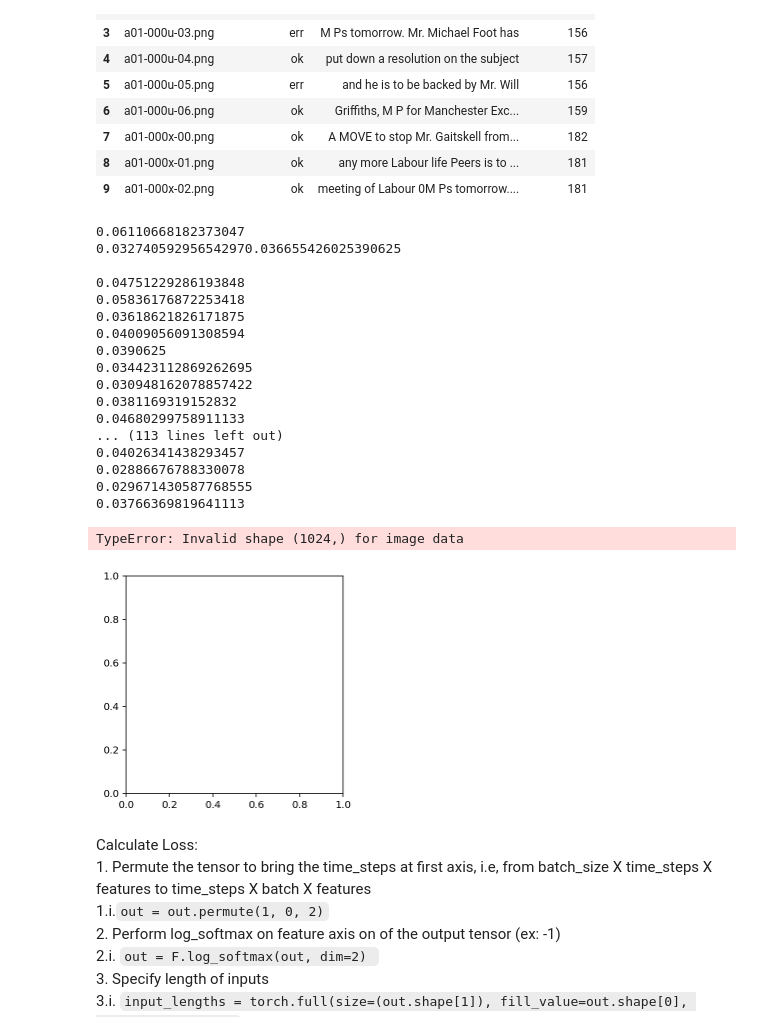
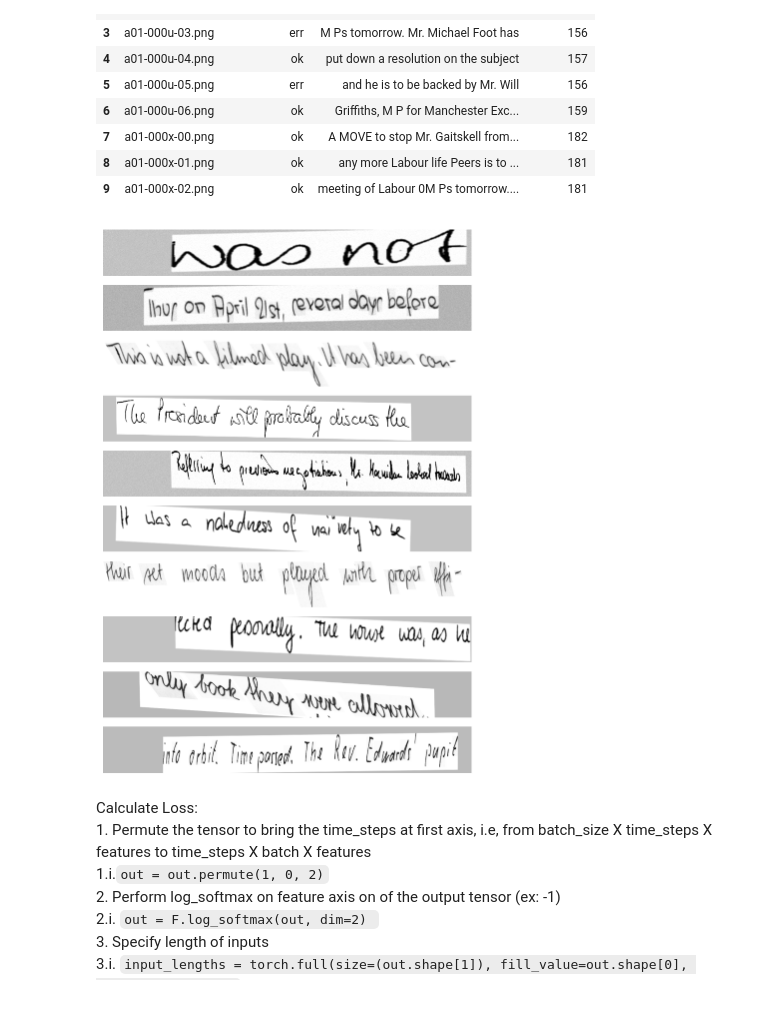
Before and after one commit to git22abhishek/pytorchHTR, a Jupyter notebook: experiment.ipynb, the cells around one changed output. Cells and saved outputs as stored; diff of their text form; code cells hidden in the pictures; blank space fills up the shorter version.

```diff
--- a/experiment.ipynb
+++ b/experiment.ipynb
@@ -43,32 +43,27 @@ encoder = Encoder()
 data_loader = CTCDataLoader(dataset, encoder)
 train_loader, val_loader, test_loader = data_loader(split=(0.6, 0.2, 0.2), batch_size=(32, 16, 16))
 # %%
-moe, _ = dataset[0]
-for i in train_loader:
-    img, target, target_len, _ = i
-    img = img[0][0]
-    plt.imshow(img, cmap='gray')
+imagelist = []
+tar = []
+for batch in train_loader:
+    images, _, _, targets = batch
+#     gray, deslanted, binarized, augmented, final = images[0]
+    imagelist.extend(images[:10])
+    tar.extend(targets[:10])
     break
+
+f, axes = plt.subplots(nrows=len(imagelist), ncols=1, figsize=(20, 10))
+
+for ax in axes:
+    ax.axis('off')
+
+for i, image in enumerate(imagelist):
+#     gray, deslanted, binarized, augmented, final = image
+
+    axes[i].imshow(image, cmap='gray')
+#     axes[i].set_title(tar[i])
 # %% [output]
-0.06110668182373047
-0.032740592956542970.036655426025390625
-
-0.04751229286193848
-0.05836176872253418
-0.03618621826171875
-0.04009056091308594
-0.0390625
-0.034423112869262695
-0.030948162078857422
-0.0381169319152832
-0.04680299758911133
-... (113 lines left out)
-0.04026341438293457
-0.02886676788330078
-0.029671430587768555
-0.03766369819641113
-TypeError: Invalid shape (1024,) for image data
-[figure, old version]
+[figure, new version]
 # %% [markdown]
 Calculate Loss: <br>
     1. Permute the tensor to bring the time_steps at first axis, i.e, from batch_size X time_steps X features to time_steps X batch X features <br>
```
Also changed, not shown: 2 other files.
